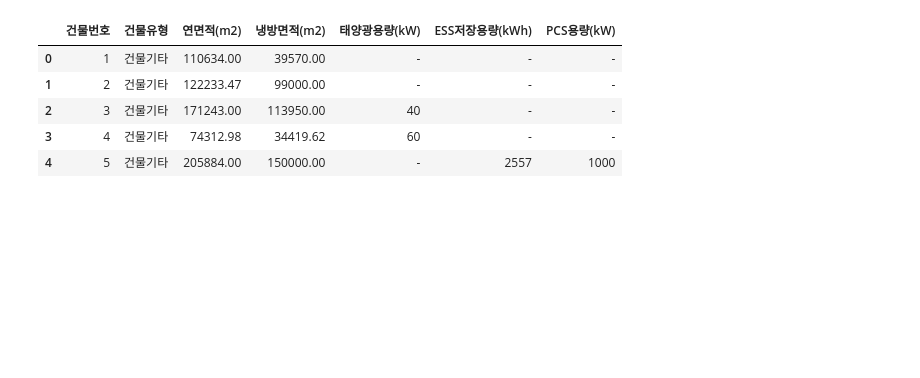
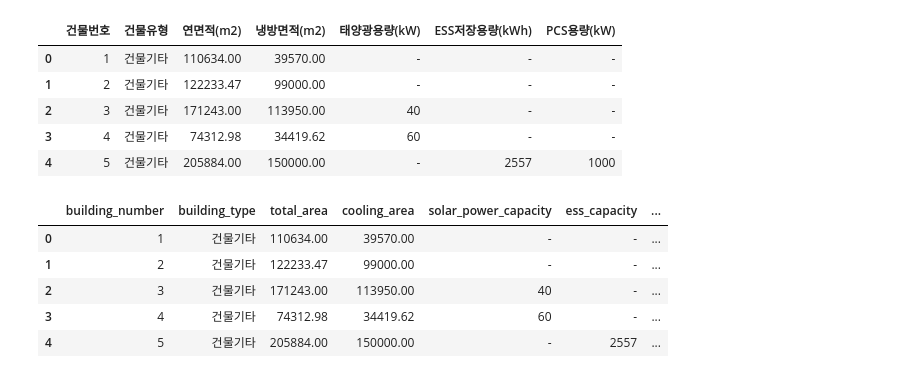
Before and after one commit to noweahc/energy, a Jupyter notebook: EDA.ipynb, the cells around one changed output. Cells and saved outputs as stored; diff of their text form; code cells hidden in the pictures; blank space fills up the shorter version.

```diff
--- a/EDA.ipynb
+++ b/EDA.ipynb
@@ -101,3 +145,22 @@ building.head()
 | 2 | 3 | 건물기타 | 171243.00 | 113950.00 | 40 | - | - |
 | 3 | 4 | 건물기타 | 74312.98 | 34419.62 | 60 | - | - |
 | 4 | 5 | 건물기타 | 205884.00 | 150000.00 | - | 2557 | 1000 |
+# %%
+building = building.rename(columns={
+    '건물번호': 'building_number',
+    '건물유형': 'building_type',
+    '연면적(m2)': 'total_area',
+    '냉방면적(m2)': 'cooling_area',
+    '태양광용량(kW)': 'solar_power_capacity',
+    'ESS저장용량(kWh)': 'ess_capacity',
+    'PCS용량(kW)': 'pcs_capacity'
+})
+# %%
+building.head()
+# %% [output]
+|  | building_number | building_type | total_area | cooling_area | solar_power_capacity | ess_capacity | ... |
+| 0 | 1 | 건물기타 | 110634.00 | 39570.00 | - | - | ... |
+| 1 | 2 | 건물기타 | 122233.47 | 99000.00 | - | - | ... |
+| 2 | 3 | 건물기타 | 171243.00 | 113950.00 | 40 | - | ... |
+| 3 | 4 | 건물기타 | 74312.98 | 34419.62 | 60 | - | ... |
+| 4 | 5 | 건물기타 | 205884.00 | 150000.00 | - | 2557 | ... |
```
Also changed, not shown: parts of 5 cells of this notebook.
